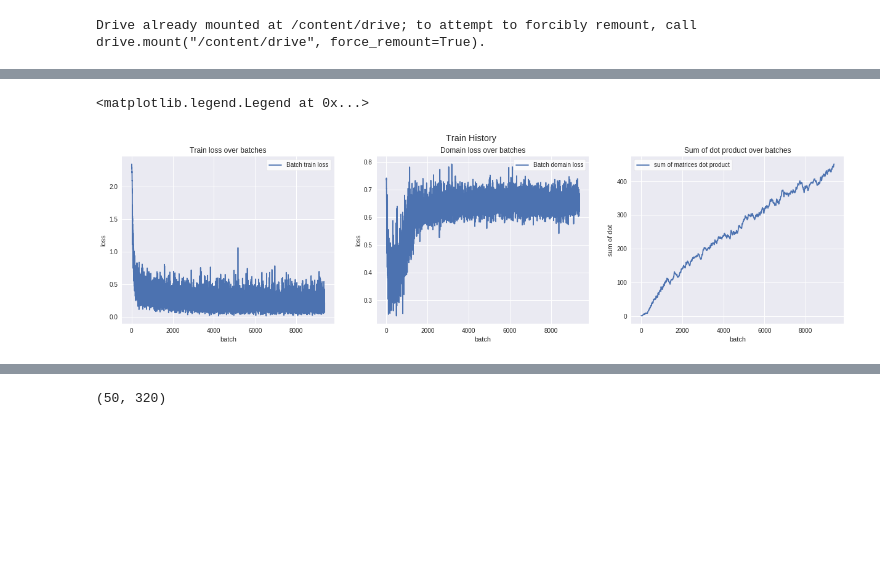
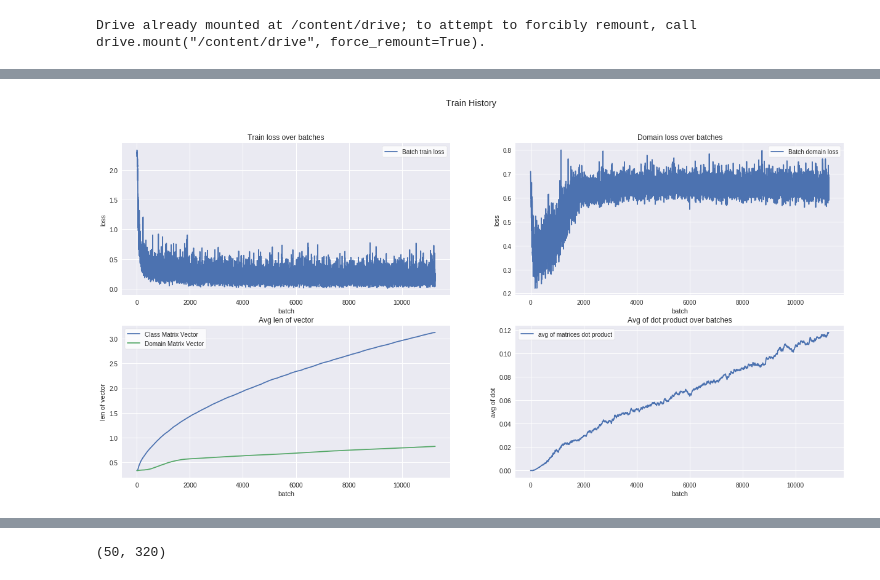
Before and after one commit to wiatrak2/BScThesis, a Jupyter notebook: mnist.ipynb, the cells around one changed output, grey strips where cells are left out. Saved outputs shown, nothing was run; the diff lists cells and outputs as text; code cells hidden in the pictures; blank space fills up the shorter version.

```diff
--- a/mnist.ipynb
+++ b/mnist.ipynb
@@ -197,7 +198,7 @@ def concatDomainBatches(batches, shuffle=True):
 def trainWithDomain(model_f, model_c, model_d, device, train_loader_class,
                     train_loader_domain, optim_f, optim_c, optim_d,
                     epoch, epochs, use_lambd=True, train_domain=True,
-                    train_history=defaultdict(lambda:[])):
+                    train_history=defaultdict(lambda:[]), extra_loss=None):
   model_f.train()
   model_c.train()
   model_d.train()
@@ -218,18 +219,23 @@ def trainWithDomain(model_f, model_c, model_d, device, train_loader_class,
     labels = labels.to(device)
     optim_f.zero_grad()
     optim_c.zero_grad()
+    optim_d.zero_grad()
     output = model_c(model_f(data))
     loss = criterion(output, labels)
+    if extra_loss is not None:
+      loss += extra_loss(model_f, model_c, model_d, output, labels)
     train_history['train_loss'].append(loss.item())
     loss.backward()
 
     optim_f.step()
     optim_c.step()
+    optim_d.step()
     if train_domain:
       data_snd, _ = domain_iter.next()
       domainData, domains = concatDomainBatches([data.to('cpu'), data_snd.to('cpu')])
       domainData, domains = domainData.to(device), domains.to(device)
       optim_f.zero_grad()
+      optim_c.zero_grad()
       optim_d.zero_grad()
 
       if use_lambd:
@@ -238,15 +244,19 @@ def trainWithDomain(model_f, model_c, model_d, device, train_loader_class,
         lambd = 1.
       output = model_d(model_f(domainData), lambd)
       loss_domain = criterion_domain(output, domains)
+      if extra_loss is not None:
+        loss_domain += extra_loss(model_f, model_c, model_d, output, labels)
       train_history['domain_loss'].append(loss_domain)
 
       loss_domain.backward()
       optim_f.step()
+      optim_c.step()
       optim_d.step()
 
       model_d_mtx = model_d.fc1.weight.cpu().detach().numpy()
       model_c_mtx = model_c.fc1.weight.cpu().detach().numpy()
-      train_history['sum_dot'].append(np.sum(model_c_mtx.dot(model_d_mtx.T)))
+      train_history['avg_len_c'].append(np.mean(np.diag(model_c_mtx.dot(model_c_mtx.T))))
+      train_history['avg_len_d'].append(np.mean(np.diag(model_d_mtx.dot(model_d_mtx.T))))
       train_history['avg_dot'].append(np.mean(model_c_mtx.dot(model_d_mtx.T)))
     if batch_idx % log_interval == 0:
         print('Train Epoch: \
@@ -306,7 +316,7 @@ optim_f = optim.SGD(model_f.parameters(), lr=lr, momentum=momentum)
 optim_c = optim.SGD(model_c.parameters(), lr=lr, momentum=momentum)
 optim_d = optim.SGD(model_d.parameters(), lr=lr, momentum=momentum)
 # %%
-epochs=10
+epochs=12
 # %%
 test_history = defaultdict(lambda:[])
 train_history = defaultdict(lambda:[])
@@ -377,35 +385,39 @@ axs[1][1].legend(frameon=True, facecolor='white')
 # %%
-fig, axs = plt.subplots(2, 2, figsize=(21,10))
-fig.suptitle('Train History')
+def plotTraining(train_history):
+  fig, axs = plt.subplots(2, 2, figsize=(21,10))
+  fig.suptitle('Train History')
 
 
-axs[0][0].plot(np.arange(len(train_history['train_loss'])),
-            train_history['train_loss'], label='Batch train loss')
-axs[0][0].set_title('Train loss over batches')
-axs[0][0].set_ylabel('loss')
-axs[0][0].set_xlabel('batch')
-axs[0][0].legend(frameon=True, facecolor='white')
+  axs[0][0].plot(np.arange(len(train_history['train_loss'])),
+              train_history['train_loss'], label='Batch train loss')
+  axs[0][0].set_title('Train loss over batches')
+  axs[0][0].set_ylabel('loss')
+  axs[0][0].set_xlabel('batch')
+  axs[0][0].legend(frameon=True, facecolor='white')
 
-axs[1][0].plot(np.arange(len(train_history['domain_loss'])),
-            train_history['domain_loss'], label='Batch domain loss')
-axs[1][0].set_title('Domain loss over batches')
-axs[1][0].set_ylabel('loss')
-axs[1][0].set_xlabel('batch')
-axs[1][0].legend(frameon=True, facecolor='white')
+  axs[0][1].plot(np.arange(len(train_history['domain_loss'])),
+              train_history['domain_loss'], label='Batch domain loss')
+  axs[0][1].set_title('Domain loss over batches')
+  axs[0][1].set_ylabel('loss')
+  axs[0][1].set_xlabel('batch')
+  axs[0][1].legend(frameon=True, facecolor='white')
 
-axs[0][1].plot(np.arange(len(train_history['sum_dot'])),
-            train_history['sum_dot'], label='sum of matrices dot product')
-axs[0][1].set_title('Sum of dot product over batches')
-axs[0][1].set_ylabel('sum of dot')
-axs[0][1].set_xlabel('batch')
-axs[0][1].legend(frameon=True, facecolor='white')
+  axs[1][0].plot(np.arange(len(train_history['avg_len_c'])),
+              train_history['avg_len_c'], label='Class Matrix Vector')
+  axs[1][0].plot(np.arange(len(train_history['avg_len_d'])),
+              train_history['avg_len_d'], label='Domain Matrix Vector')
+  axs[1][0].set_title('Avg len of vector')
+  axs[1][0].set_ylabel('len of vector')
+  axs[1][0].set_xlabel('batch')
+  axs[1][0].legend(frameon=True, facecolor='white')
 
-axs[1][1].plot(np.arange(len(train_history['avg_dot'])),
-            train_history['sum_dot'], label='avg of matrices dot product')
-axs[1][1].set_title('Avg of dot product over batches')
-axs[1][1].set_ylabel('avg of dot')
-axs[1][1].set_xlabel('batch')
-axs[1][1].legend(frameon=True, facecolor='white')
+  axs[1][1].plot(np.arange(len(train_history['avg_dot'])),
+              train_history['avg_dot'], label='avg of matrices dot product')
+  axs[1][1].set_title('Avg of dot product over batches')
+  axs[1][1].set_ylabel('avg of dot')
+  axs[1][1].set_xlabel('batch')
+  axs[1][1].legend(frameon=True, facecolor='white')
-# %% [output]
-<matplotlib.legend.Legend at 0x...>
-[figure, removed]
+# %%
+plotTraining(train_history)
+# %% [output]
+[figure, added]
```
Also changed, not shown: parts of 49 cells of this notebook.
